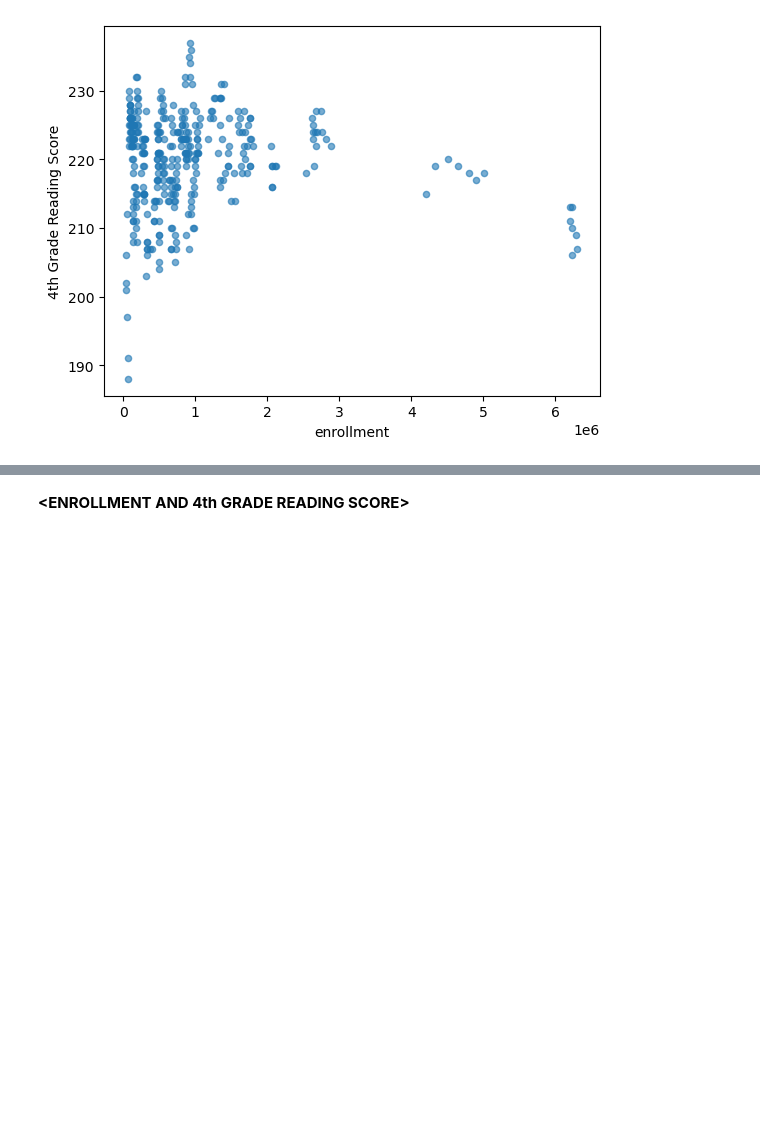
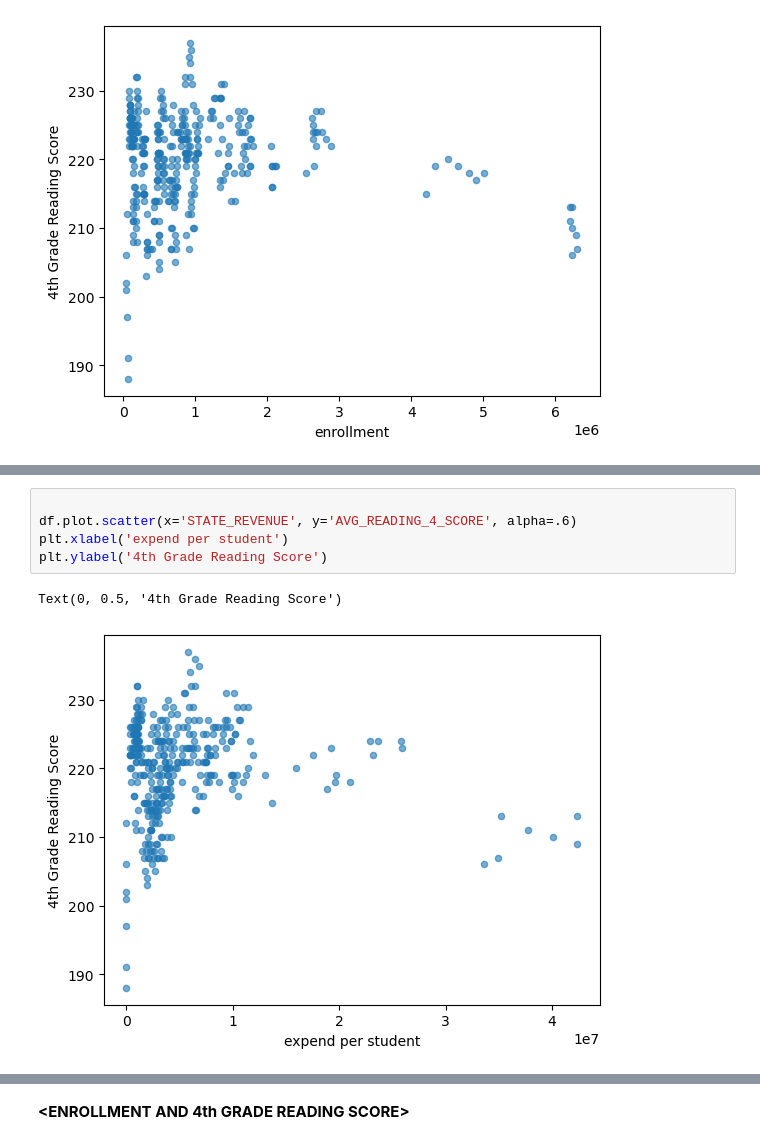
Before and after one commit to ryw27/MDST-Onboarding, a Jupyter notebook: tutorial1/checkpoint1.ipynb, the cells around one changed output, grey strips where cells are left out. Saved outputs shown, nothing was run; the diff lists cells and outputs as text; blank space fills up the shorter version.

```diff
--- a/tutorial1/checkpoint1.ipynb
+++ b/tutorial1/checkpoint1.ipynb
@@ -141,0 +150,8 @@ Text(0, 0.5, '4th Grade Reading Score')
+# %%
+
+df.plot.scatter(x='STATE_REVENUE', y='AVG_READING_4_SCORE', alpha=.6)
+plt.xlabel('expend per student')
+plt.ylabel('4th Grade Reading Score')
+# %% [output]
+Text(0, 0.5, '4th Grade Reading Score')
+[figure, added]
```
Also changed, not shown: parts of 14 cells of this notebook.
